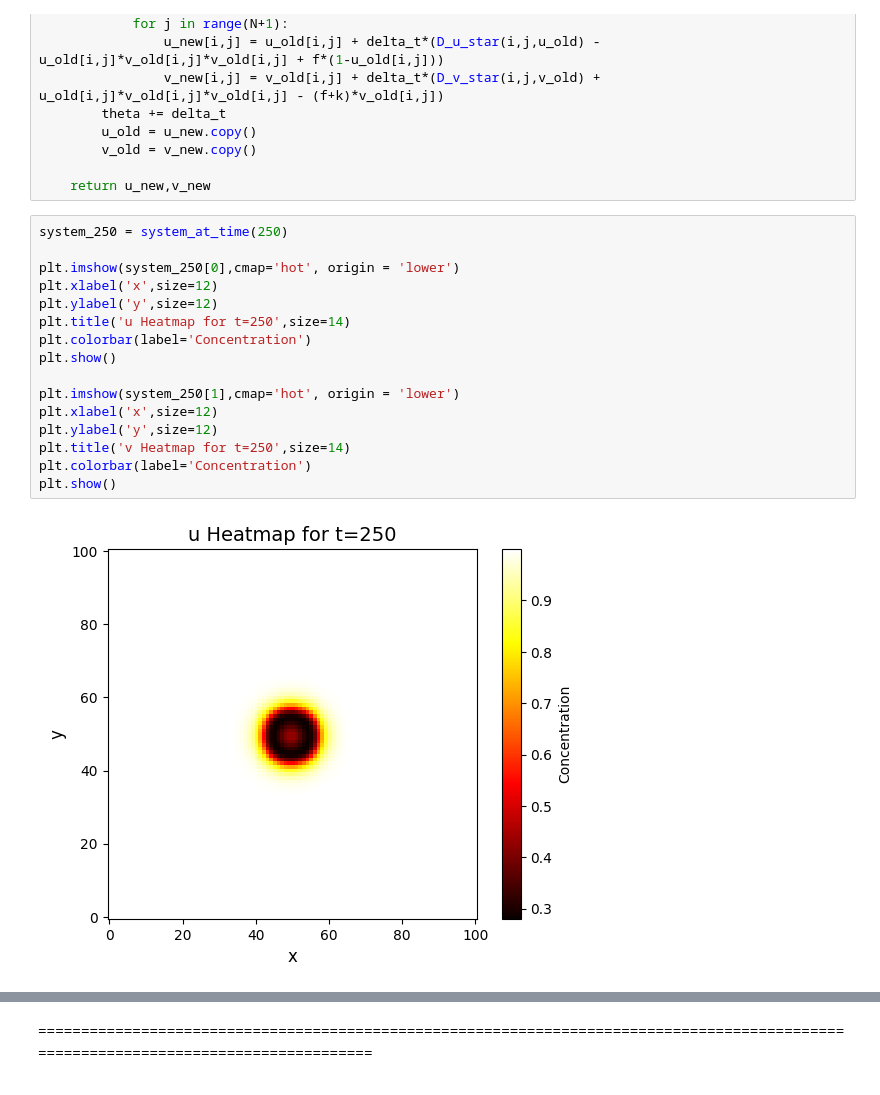
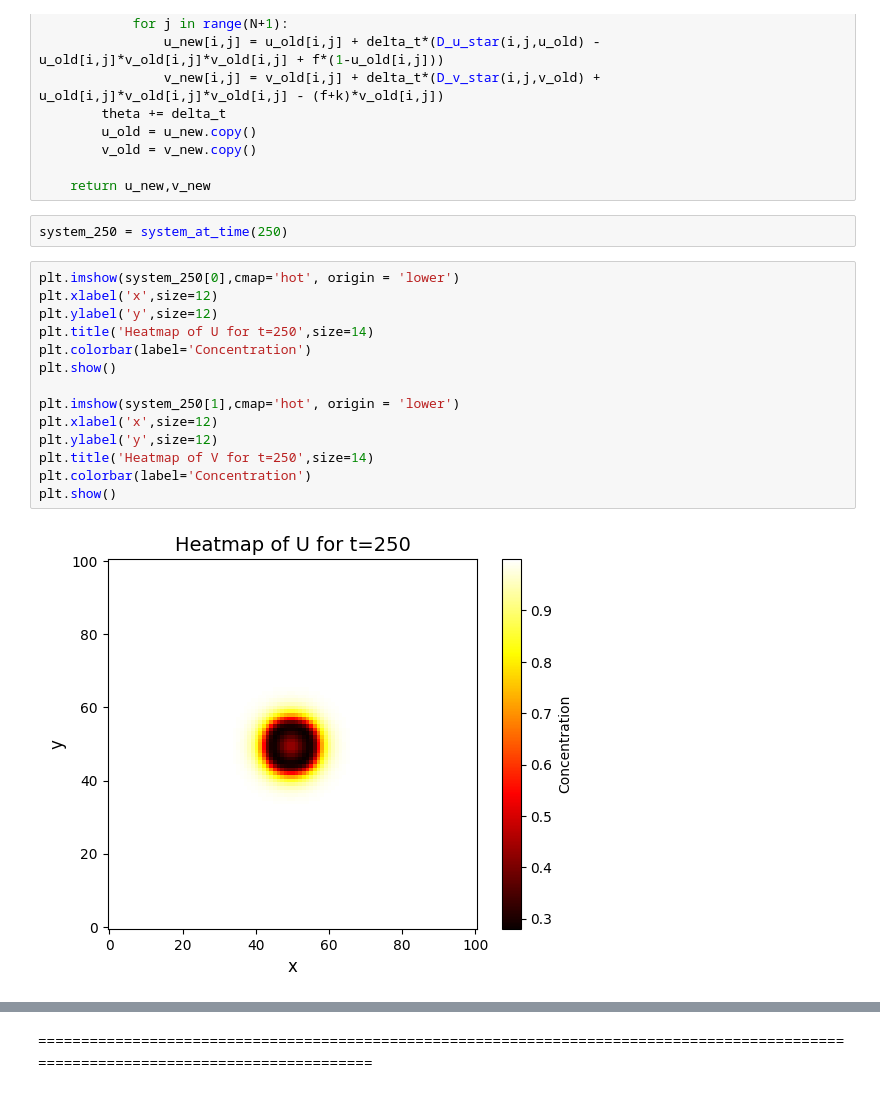
Before and after one commit to Marindevandijk/Scientific_Computing_Assignment2, a Jupyter notebook: ex2.3.ipynb, the cells around one changed output, grey strips where cells are left out. Drawn from its saved outputs; the diff is of its cells as text.

```diff
--- a/ex2.3.ipynb
+++ b/ex2.3.ipynb
@@ -48,21 +48,21 @@ def system_at_time(t):
         v_old = v_new.copy()
 
     return u_new,v_new
+# %%
+system_250 = system_at_time(250)
 # %%
-system_250 = system_at_time(250)
-
 plt.imshow(system_250[0],cmap='hot', origin = 'lower')
 plt.xlabel('x',size=12)
 plt.ylabel('y',size=12)
-plt.title('u Heatmap for t=250',size=14)
+plt.title('Heatmap of U for t=250',size=14)
 plt.colorbar(label='Concentration')
 plt.show()
 
 plt.imshow(system_250[1],cmap='hot', origin = 'lower')
 plt.xlabel('x',size=12)
 plt.ylabel('y',size=12)
-plt.title('v Heatmap for t=250',size=14)
+plt.title('Heatmap of V for t=250',size=14)
 plt.colorbar(label='Concentration')
 plt.show()
 # %% [output]
-[figure, old version]
+[figure, new version]
```
Also changed, not shown: parts of 6 cells of this notebook, 4 other files.
